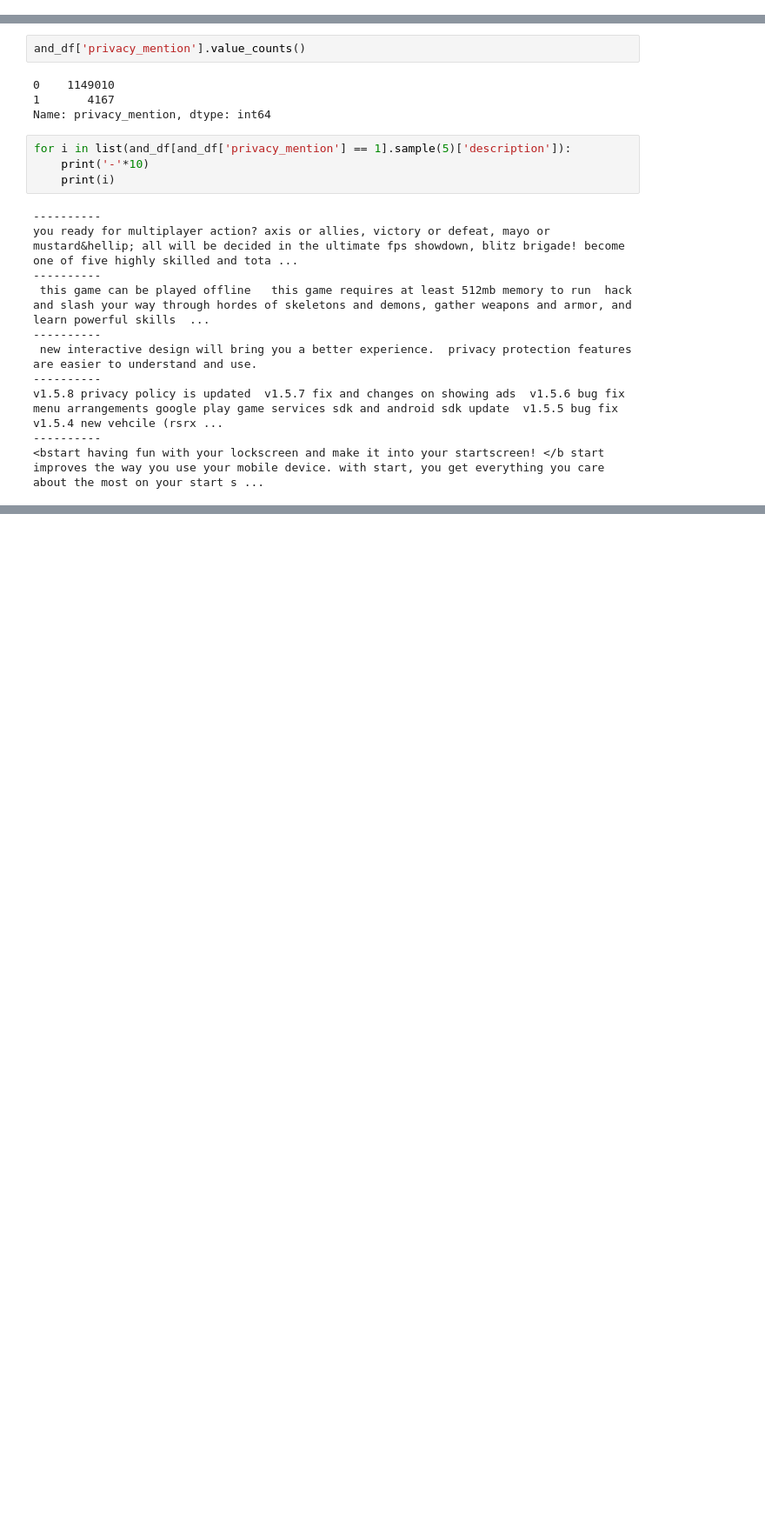
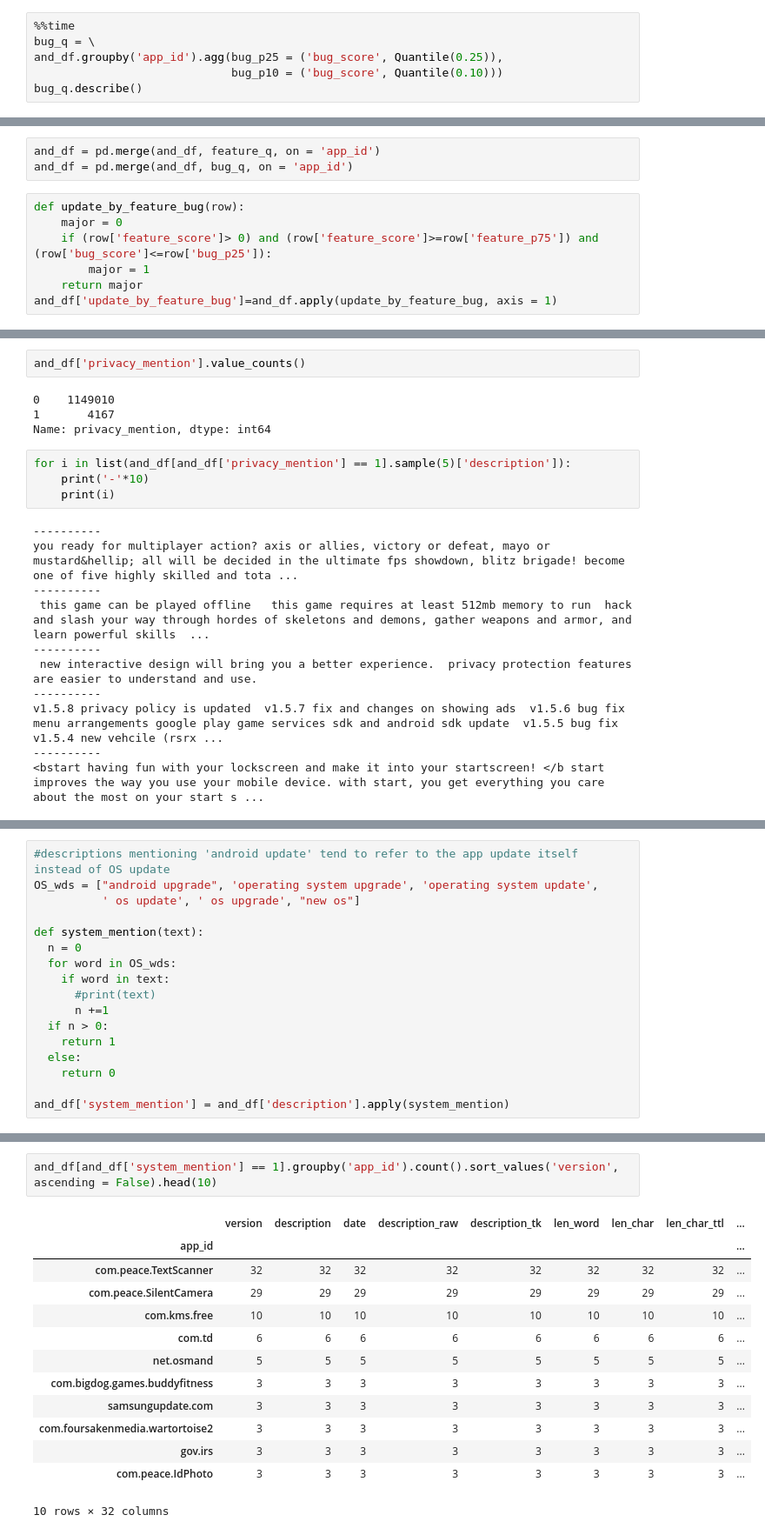
Before and after one commit to YileC928/app-data-privacy-proj, a Jupyter notebook: android_app_update.ipynb, the cells around one changed output, grey strips where cells are left out. Shown: that part at 87% size. Saved outputs shown, nothing was run; the diff lists cells and outputs as text; blank space fills up the shorter version.

```diff
--- a/android_app_update.ipynb
+++ b/android_app_update.ipynb
@@ -488,0 +604,6 @@ and_df[['feature_score', 'bug_score']].corr()
+# %%
+%%time
+bug_q = \
+and_df.groupby('app_id').agg(bug_p25 = ('bug_score', Quantile(0.25)),
+                             bug_p10 = ('bug_score', Quantile(0.10)))
+bug_q.describe()
@@ -488,0 +622,10 @@ and_df[['feature_score', 'bug_score']].corr()
+# %%
+and_df = pd.merge(and_df, feature_q, on = 'app_id')
+and_df = pd.merge(and_df, bug_q, on = 'app_id')
+# %%
+def update_by_feature_bug(row):
+    major = 0
+    if (row['feature_score']> 0) and (row['feature_score']>=row['feature_p75']) and (row['bug_score']<=row['bug_p25']):
+        major = 1
+    return major
+and_df['update_by_feature_bug']=and_df.apply(update_by_feature_bug, axis = 1)
@@ -666,0 +890,17 @@ v1.5.8 privacy policy is updated  v1.5.7 fix and changes on showing ads  v1.5.6
+# %%
+#descriptions mentioning 'android update' tend to refer to the app update itself instead of OS update
+OS_wds = ["android upgrade", 'operating system upgrade', 'operating system update',
+          ' os update', ' os upgrade', "new os"]
+
+def system_mention(text):
+  n = 0
+  for word in OS_wds:
+    if word in text:
+      #print(text)
+      n +=1
+  if n > 0:
+    return 1
+  else:
+    return 0
+
+and_df['system_mention'] = and_df['description'].apply(system_mention)
@@ -666,0 +928,16 @@ v1.5.8 privacy policy is updated  v1.5.7 fix and changes on showing ads  v1.5.6
+# %%
+and_df[and_df['system_mention'] == 1].groupby('app_id').count().sort_values('version', ascending = False).head(10)
+# %% [output]
+|  | version | description | date | description_raw | description_tk | len_word | len_char | len_char_ttl | ... |
+| app_id |  |  |  |  |  |  |  |  | ... |
+| com.peace.TextScanner | 32 | 32 | 32 | 32 | 32 | 32 | 32 | 32 | ... |
+| com.peace.SilentCamera | 29 | 29 | 29 | 29 | 29 | 29 | 29 | 29 | ... |
+| com.kms.free | 10 | 10 | 10 | 10 | 10 | 10 | 10 | 10 | ... |
+| com.td | 6 | 6 | 6 | 6 | 6 | 6 | 6 | 6 | ... |
+| net.osmand | 5 | 5 | 5 | 5 | 5 | 5 | 5 | 5 | ... |
+| com.bigdog.games.buddyfitness | 3 | 3 | 3 | 3 | 3 | 3 | 3 | 3 | ... |
+| samsungupdate.com | 3 | 3 | 3 | 3 | 3 | 3 | 3 | 3 | ... |
+| com.foursakenmedia.wartortoise2 | 3 | 3 | 3 | 3 | 3 | 3 | 3 | 3 | ... |
+| gov.irs | 3 | 3 | 3 | 3 | 3 | 3 | 3 | 3 | ... |
+| com.peace.IdPhoto | 3 | 3 | 3 | 3 | 3 | 3 | 3 | 3 | ... |
+10 rows × 32 columns
```
Also changed, not shown: parts of 33 cells of this notebook.
